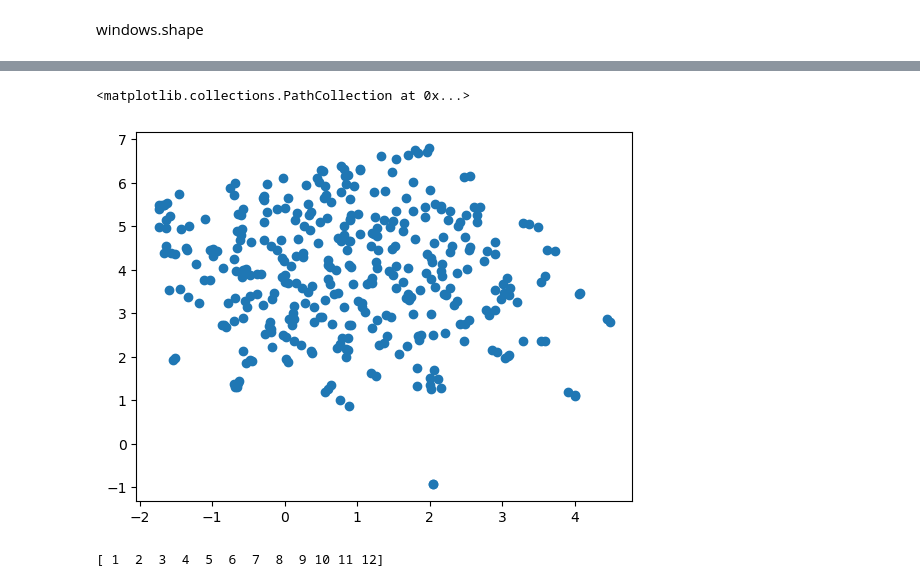
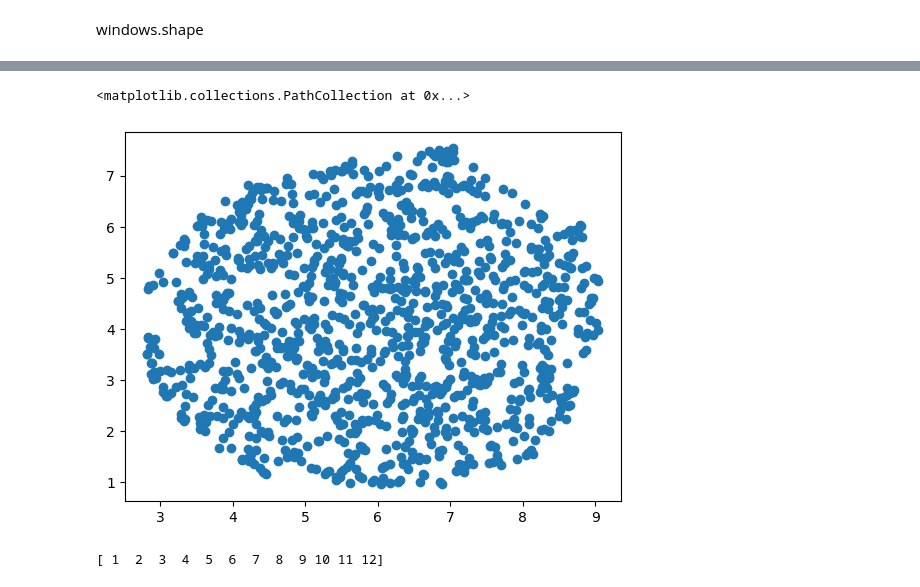
Before and after one commit to texsmv/airq_tool, a Jupyter notebook: ontario_projections_months.ipynb, the cells around one changed output, grey strips where cells are left out. Saved outputs shown, nothing was run; the diff lists cells and outputs as text; code cells hidden in the pictures.

```diff
--- a/ontario_projections_months.ipynb
+++ b/ontario_projections_months.ipynb
@@ -19,7 +19,7 @@ MODE = 'subsequences' # subsequences - shape
 EPOCHS = 40
 BATCH_SIZE = 128
 ENC_SIZE = 8 # 8
-POLLUTANTS = ['PM25', 'SO2', 'CO'] # ['NO', 'NOx', 'NO2', 'SO2', 'CO', 'O3', 'PM25']
+POLLUTANTS = ['PM25', 'CO'] # ['NO', 'NOx', 'NO2', 'SO2', 'CO', 'O3', 'PM25']
 CONV_FILTERS = [16, 32]
 CONV_KERNELS = [7, 7]
 UMAP_NEIGHBORS = 15
@@ -27,6 +27,6 @@ N_VIZ_SAMPLES = 600
 # %% [markdown]
 # Months case
 # %%
-windows_map = read_ontario(granularity='months', cache=False)
+windows_map = read_ontario(granularity='months', cache=True)
 pollutans = POLLUTANTS
 # windows, dates, station_ids, stations = commonWindows(windows_map, pollutans)
@@ -85,14 +64,0 @@ Loaded mts - N: 358, T: 28, D: 3
-# %%
-
-mts.features = getContrastiveFeatures(
-    mts.X.transpose([0, 2, 1]), mts.y,
-    epochs = EPOCHS,
-    batch_size = BATCH_SIZE,
-    loss_metric= LOSS,
-    mode = MODE,
-    encoding_size = ENC_SIZE,
-    conv_filters = CONV_FILTERS,
-    conv_kernels = CONV_KERNELS,
-    use_KL_regularizer = True,
-    feat_size=512,
-)
@@ -106,18 +100,19 @@ Epoch[40] Train loss    avg: 5.639392693837483
 # %%
 import umap
 from sklearn.manifold import TSNE
 import matplotlib.pyplot as plt
-# reducer = umap.UMAP(n_components=2, metric='euclidean', n_neighbors=30)
-reducer = UMAP(n_components=2, n_neighbors=10, min_dist=0.1)
+reducer = umap.UMAP(n_components=2, metric='cosine')
+# reducer = UMAP(n_components=2, n_neighbors=10, min_dist=0.1, metric='cosine')
 # reducer = UMAP(n_components=2, n_neighbors=10, min_dist=0.1)
 # reducer = TSNE(n_components=2, metric='euclidean')
 
-coords = reducer.fit_transform(mts.features, y = month_ids)
-# coords = reducer.fit_transform(mts.features)
+# coords = reducer.fit_transform(mts.features, y = month_ids)
+coords = reducer.fit_transform(mts.features)
+# plt.scatter(coords[:, 0], coords[:, 1], c=preds)
 plt.scatter(coords[:, 0], coords[:, 1])
 # %% [output]
 <matplotlib.collections.PathCollection at 0x...>
-[figure, old version]
+[figure, new version]
 # %%
 # year_ids[year_ids==2011]
 # %%
```
Also changed, not shown: parts of 8 cells of this notebook, 5 other files.
